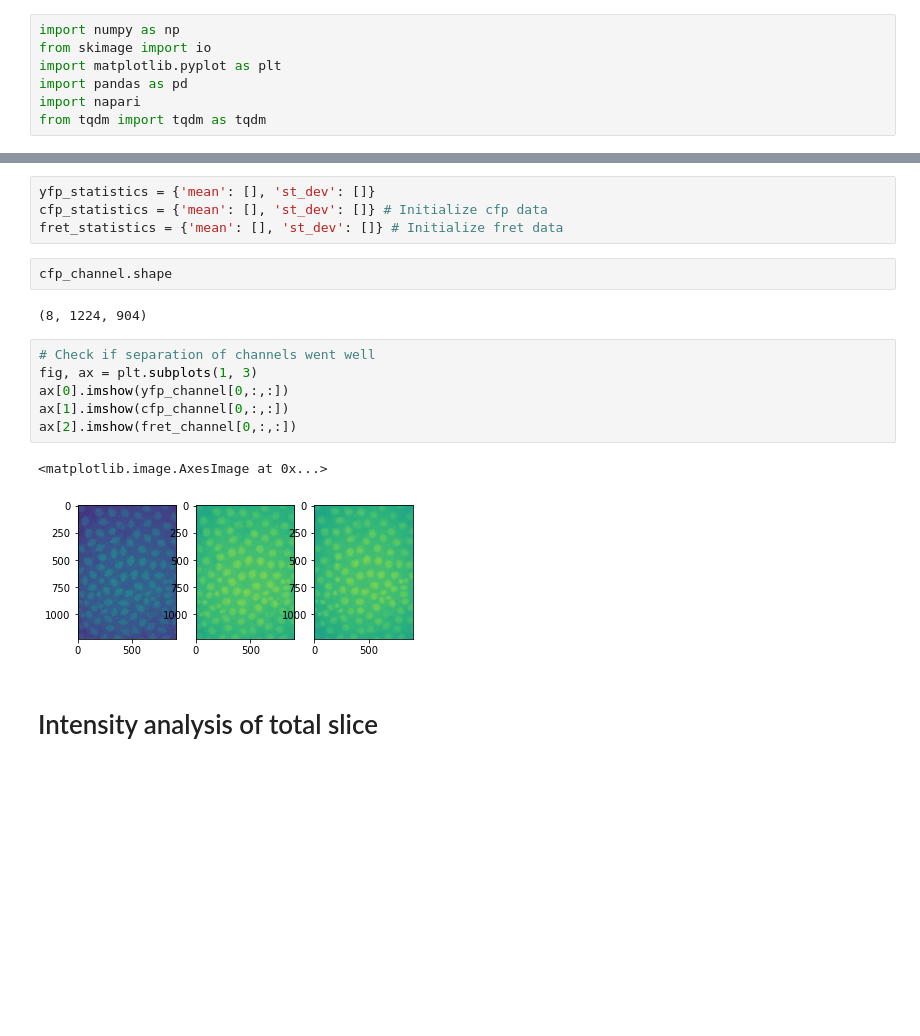
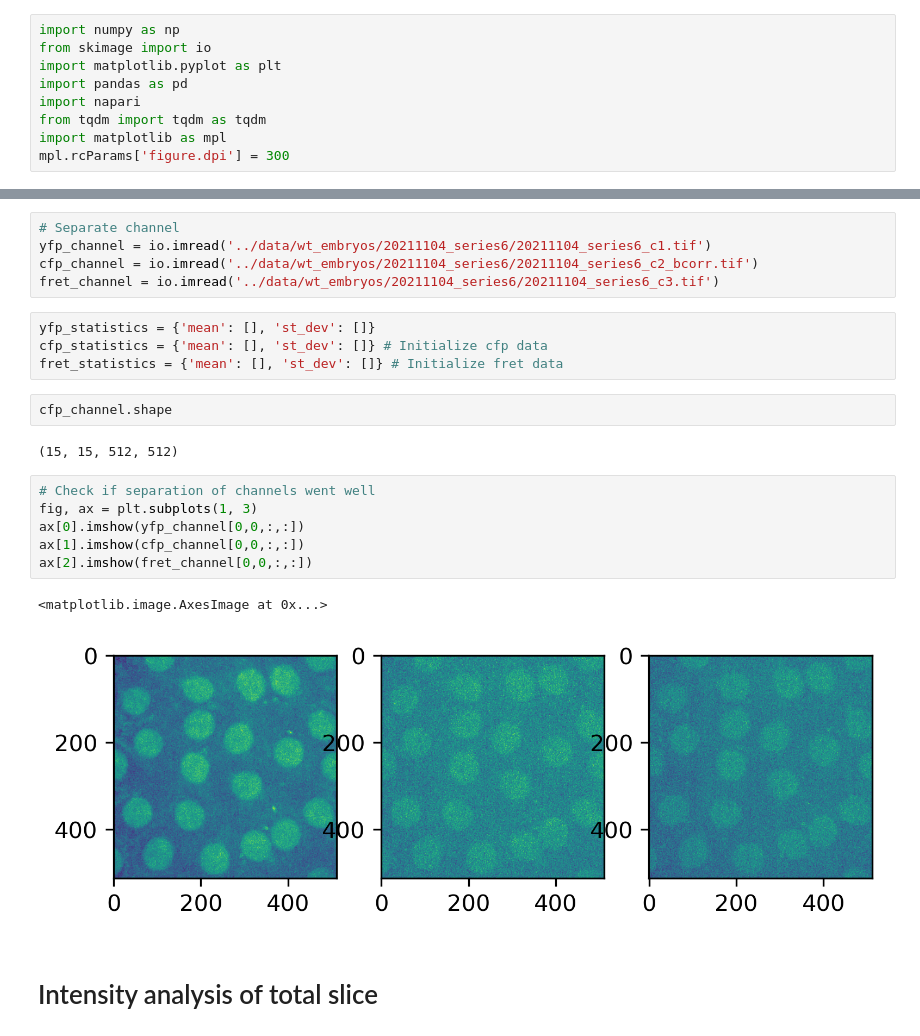
Before and after one commit to aalamban/single_nucleus_FRET, a Jupyter notebook: Full Field Analysis.ipynb, the cells around one changed output, grey strips where cells are left out. Drawn from its saved outputs; the diff is of its cells as text; blank space fills up the shorter version.

```diff
--- a/Full Field Analysis.ipynb
+++ b/Full Field Analysis.ipynb
@@ -5,5 +5,7 @@ import matplotlib.pyplot as plt
 import pandas as pd
 import napari
 from tqdm import tqdm as tqdm
+import matplotlib as mpl
+mpl.rcParams['figure.dpi'] = 300
 # %%
 # Load image
@@ -20,3 +22,8 @@ fret_channel = raw_image[:,:,:,2]
+# %%
+# Separate channel
+yfp_channel = io.imread('../data/wt_embryos/20211104_series6/20211104_series6_c1.tif')
+cfp_channel = io.imread('../data/wt_embryos/20211104_series6/20211104_series6_c2_bcorr.tif')
+fret_channel = io.imread('../data/wt_embryos/20211104_series6/20211104_series6_c3.tif')
 # %%
 yfp_statistics = {'mean': [], 'st_dev': []}
 cfp_statistics = {'mean': [], 'st_dev': []} # Initialize cfp data
@@ -24,16 +31,16 @@ fret_statistics = {'mean': [], 'st_dev': []} # Initialize fret data
 # %%
 cfp_channel.shape
 # %% [output]
-(8, 1224, 904)
+(15, 15, 512, 512)
 # %%
 # Check if separation of channels went well
 fig, ax = plt.subplots(1, 3)
-ax[0].imshow(yfp_channel[0,:,:])
-ax[1].imshow(cfp_channel[0,:,:])
-ax[2].imshow(fret_channel[0,:,:])
+ax[0].imshow(yfp_channel[0,0,:,:])
+ax[1].imshow(cfp_channel[0,0,:,:])
+ax[2].imshow(fret_channel[0,0,:,:])
 # %% [output]
 <matplotlib.image.AxesImage at 0x...>
-[figure, old version]
+[figure, new version]
 # %% [markdown]
 # Intensity analysis of total slice
 # %%
```
Also changed, not shown: parts of 7 cells of this notebook, 11 other files.
